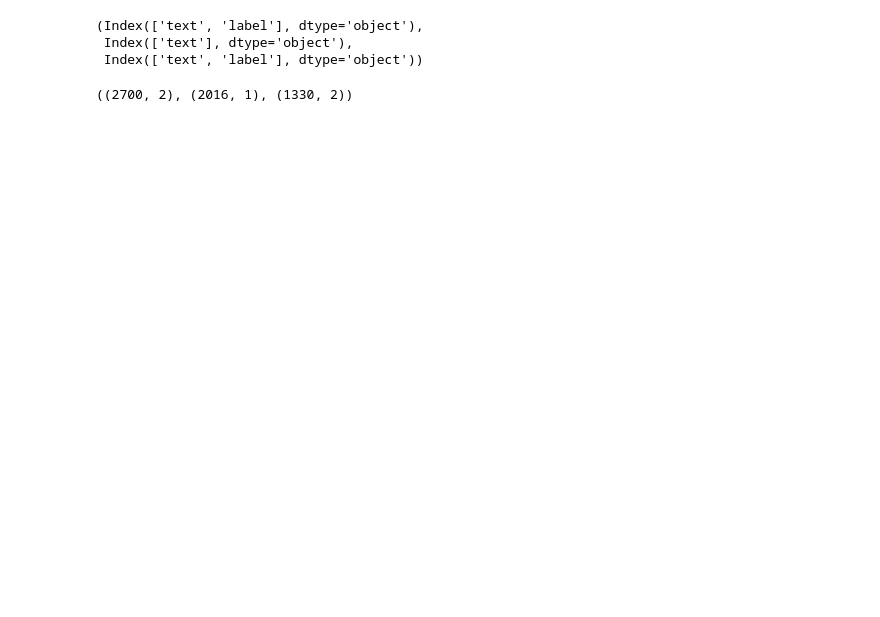
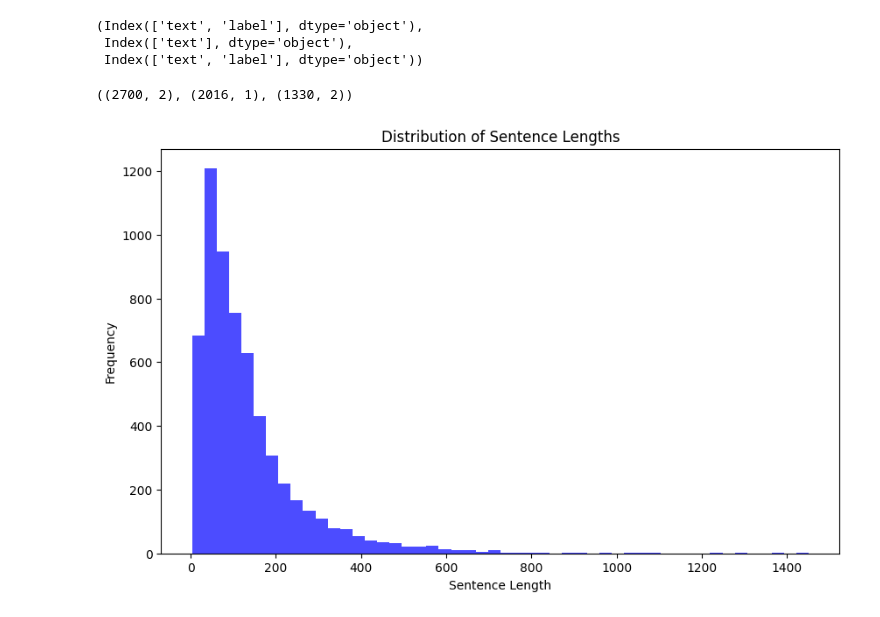
Before and after one commit to tzf101/VITD, a Jupyter notebook: split_task.ipynb, the cells around one changed output. Drawn from its saved outputs; the diff is of its cells as text; code cells hidden in the pictures; blank space fills up the shorter version.

```diff
--- a/split_task.ipynb
+++ b/split_task.ipynb
@@ -43,9 +652,28 @@ train_df.shape, test_df.shape, val_df.shape
 ((2700, 2), (2016, 1), (1330, 2))
 # %%
 # Renaming the "text" columns to "sentence1"
+
 train_df.rename(columns={"text": "sentence1", "label": "label"}, inplace=True)
 val_df.rename(columns={"text": "sentence1", "label": "label"}, inplace=True)
 test_df.rename(columns={"text": "sentence1"}, inplace=True)
+# Adding a new "label" column with constant value 3
+test_df["label"] = 0
+# %%
+import matplotlib.pyplot as plt# Combine all DataFrames into one for analysis
+all_data = pd.concat([train_df, test_df, val_df])
+
+# Calculate the length of sentences and create a new column for it
+all_data['sentence1_length'] = all_data['sentence1'].apply(len)
+
+# Plot the distribution of sentence lengths
+plt.figure(figsize=(10, 6))
+plt.hist(all_data['sentence1_length'], bins=50, color='blue', alpha=0.7)
+plt.title('Distribution of Sentence Lengths')
+plt.xlabel('Sentence Length')
+plt.ylabel('Frequency')
+plt.show()
+# %% [output]
+[figure, added]
 # %%
 train_df
 # %% [output]
```
Also changed, not shown: parts of 13 cells of this notebook.
